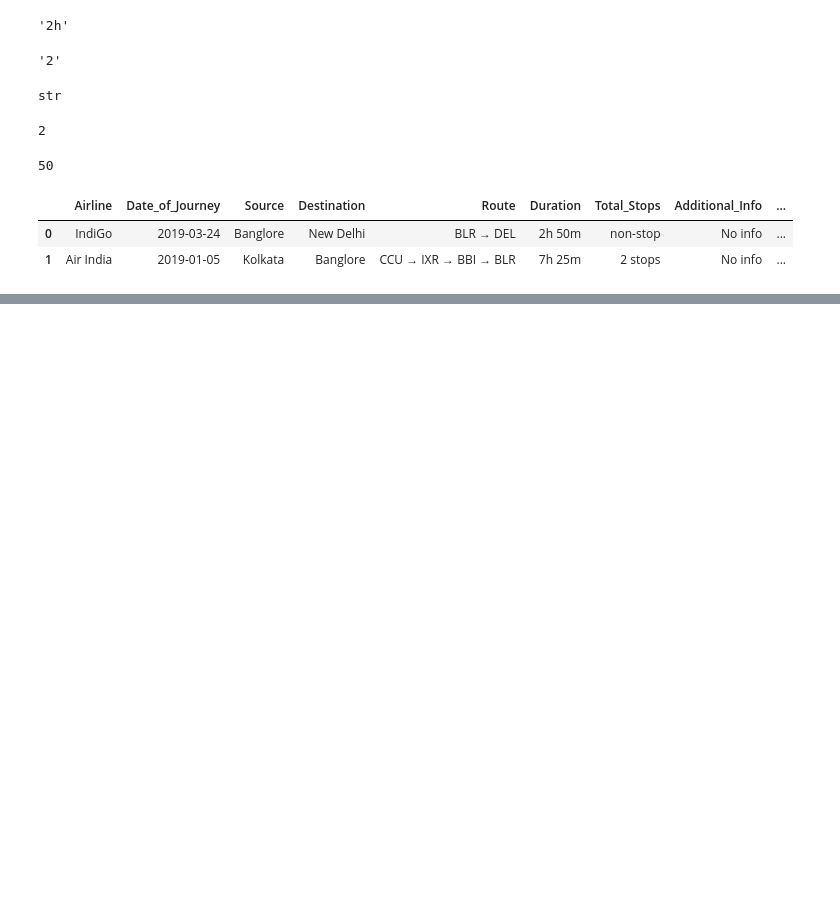
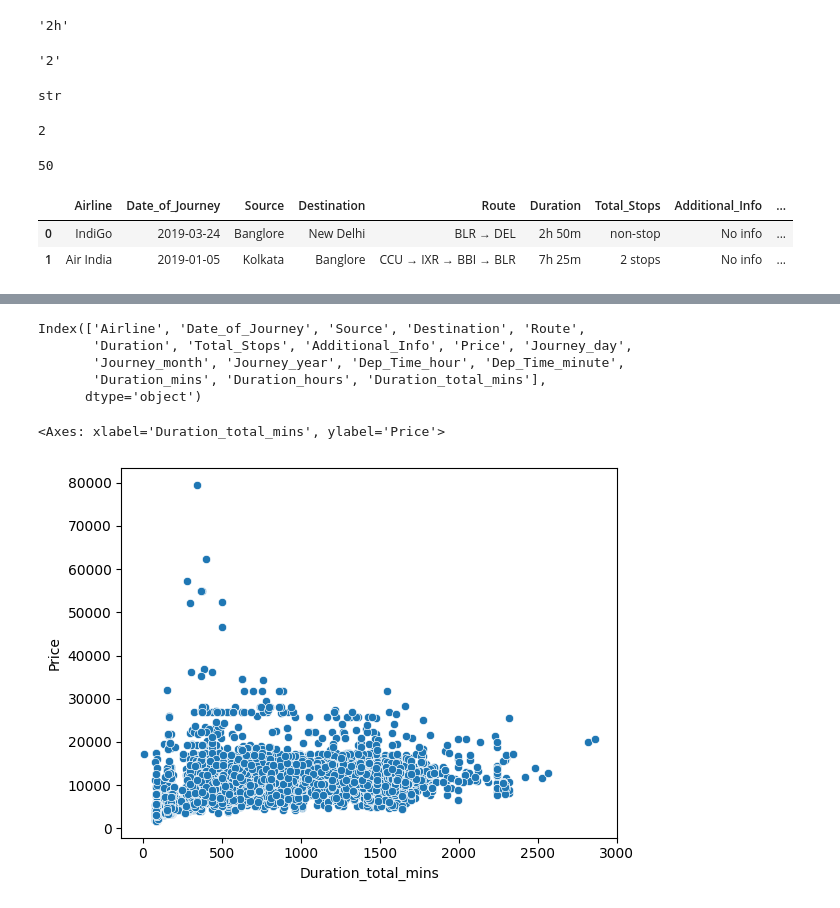
Before and after one commit to MdShahnawazAlamKhan/Flight-Prediction, a Jupyter notebook: Fight_Prediction.ipynb, the cells around one changed output, grey strips where cells are left out. Cells and saved outputs as stored; diff of their text form; code cells hidden in the pictures; blank space fills up the shorter version.

```diff
--- a/Fight_Prediction.ipynb
+++ b/Fight_Prediction.ipynb
@@ -415,0 +431,2 @@ data.head(2)
+# %%
+data['Duration_total_mins']=data['Duration'].str.replace('h',"*60").str.replace(' ','+').str.replace('m',"*1").apply(eval)
@@ -415,0 +448,13 @@ data.head(2)
+# %%
+data.columns
+# %% [output]
+Index(['Airline', 'Date_of_Journey', 'Source', 'Destination', 'Route',
+       'Duration', 'Total_Stops', 'Additional_Info', 'Price', 'Journey_day',
+       'Journey_month', 'Journey_year', 'Dep_Time_hour', 'Dep_Time_minute',
+       'Duration_mins', 'Duration_hours', 'Duration_total_mins'],
+      dtype='object')
+# %%
+sns.scatterplot(x='Duration_total_mins',y='Price',data=data)
+# %% [output]
+<Axes: xlabel='Duration_total_mins', ylabel='Price'>
+[figure, added]
```
Also changed, not shown: parts of 9 cells of this notebook.
